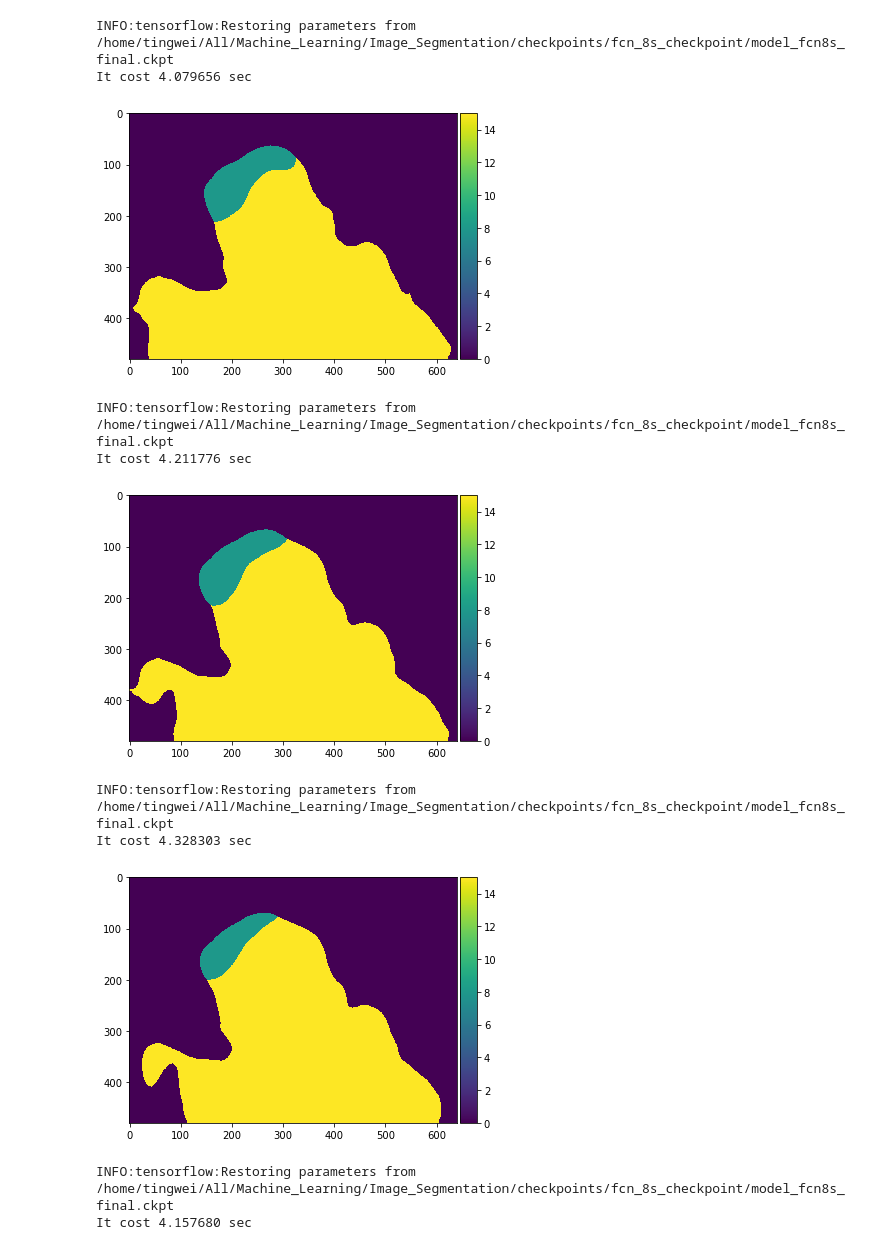
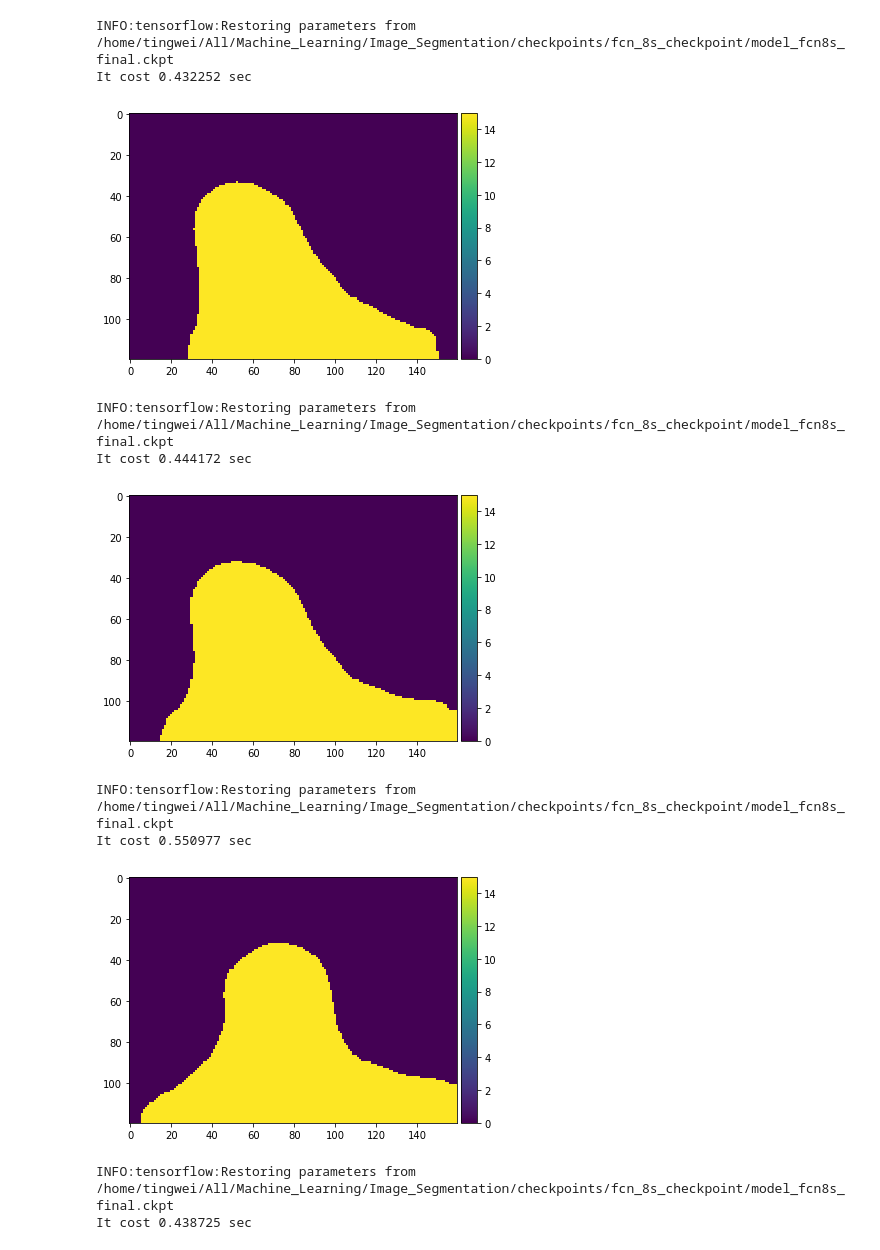
Before and after one commit to Tingwei-Jen/FCN_TUT, a Jupyter notebook: 04.2_FCN_lifestrem.ipynb, the cells around one changed output. Drawn from its saved outputs; the diff is of its cells as text; code cells hidden in the pictures.

```diff
--- a/04.2_FCN_lifestrem.ipynb
+++ b/04.2_FCN_lifestrem.ipynb
@@ -10,10 +10,7 @@ import numpy as np
 
 sys.path.append("/home/tingwei/All/Machine_Learning/Image_Segmentation/Daniil_tf-image-segmentation/")
 sys.path.append("/home/tingwei/All/Machine_Learning/Image_Segmentation/models/slim")
-
 fcn_16s_checkpoint_path = '/home/tingwei/All/Machine_Learning/Image_Segmentation/checkpoints/fcn_8s_checkpoint/model_fcn8s_final.ckpt'
-
-
 slim = tf.contrib.slim
 
 from tf_image_segmentation.models.fcn_8s import FCN_8s
@@ -22,9 +19,7 @@ from tf_image_segmentation.utils.pascal_voc import pascal_segmentation_lut
 
 number_of_classes = 21
 
-
 image_tensor = tf.placeholder("uint8", [None, None, 3])
-
 
 # Fake batch for image and annotation by adding
 # leading empty axis.
@@ -32,6 +27,7 @@ image_batch_tensor = tf.expand_dims(image_tensor, axis=0)
 
 # Be careful: after adaptation, network returns final labels
 # and not logits
+
 FCN_8s = adapt_network_for_any_size_input(FCN_8s, 32)
 
 
@@ -56,54 +52,54 @@ import matplotlib.pyplot as plt
 cap = cv2.VideoCapture(0)
 ret, Frame = cap.read()
 
-
 def CaptureVideo():
 
     global Frame
     while(True):
         # Capture frame-by-frame
         ret, Frame = cap.read()
+        Frame = cv2.resize(Frame, (160, 120))
+        # Display the resulting frame
 
-        # Display the resulting frame
         cv2.imshow('Frame',Frame)
         if cv2.waitKey(10) & 0xFF == ord('q'):
             break
 
 
 CVthread = threading.Thread(target=CaptureVideo,)
 CVthread.start()
 
 
 while(True):
 
     with tf.Session() as sess:
 
         sess.run(initializer)
 
         saver.restore(sess, "/home/tingwei/All/Machine_Learning/Image_Segmentation/checkpoints/fcn_8s_checkpoint/model_fcn8s_final.ckpt")
 
         tStart = time.time()
 
         image_np, pred_np = sess.run([image_tensor, pred], feed_dict= {image_tensor : Frame})
 
         tEnd = time.time()
 
         print "It cost %f sec" % (tEnd - tStart)
 
         #io.imshow(image_np)
         #io.show()
 
         io.imshow(pred_np.squeeze())
         io.show()
 # %% [output]
 INFO:tensorflow:Restoring parameters from /home/tingwei/All/Machine_Learning/Image_Segmentation/checkpoints/fcn_8s_checkpoint/model_fcn8s_final.ckpt
-It cost 4.079656 sec
+It cost 0.432252 sec
-[figure, old version]
+[figure, new version]
 INFO:tensorflow:Restoring parameters from /home/tingwei/All/Machine_Learning/Image_Segmentation/checkpoints/fcn_8s_checkpoint/model_fcn8s_final.ckpt
-It cost 4.211776 sec
+It cost 0.444172 sec
-[figure, old version]
+[figure, new version]
 INFO:tensorflow:Restoring parameters from /home/tingwei/All/Machine_Learning/Image_Segmentation/checkpoints/fcn_8s_checkpoint/model_fcn8s_final.ckpt
-It cost 4.328303 sec
+It cost 0.550977 sec
-[figure, old version]
+[figure, new version]
 INFO:tensorflow:Restoring parameters from /home/tingwei/All/Machine_Learning/Image_Segmentation/checkpoints/fcn_8s_checkpoint/model_fcn8s_final.ckpt
-It cost 4.157680 sec
+It cost 0.438725 sec
```
Also changed, not shown: parts of 1 cell of this notebook, 1 other file.
